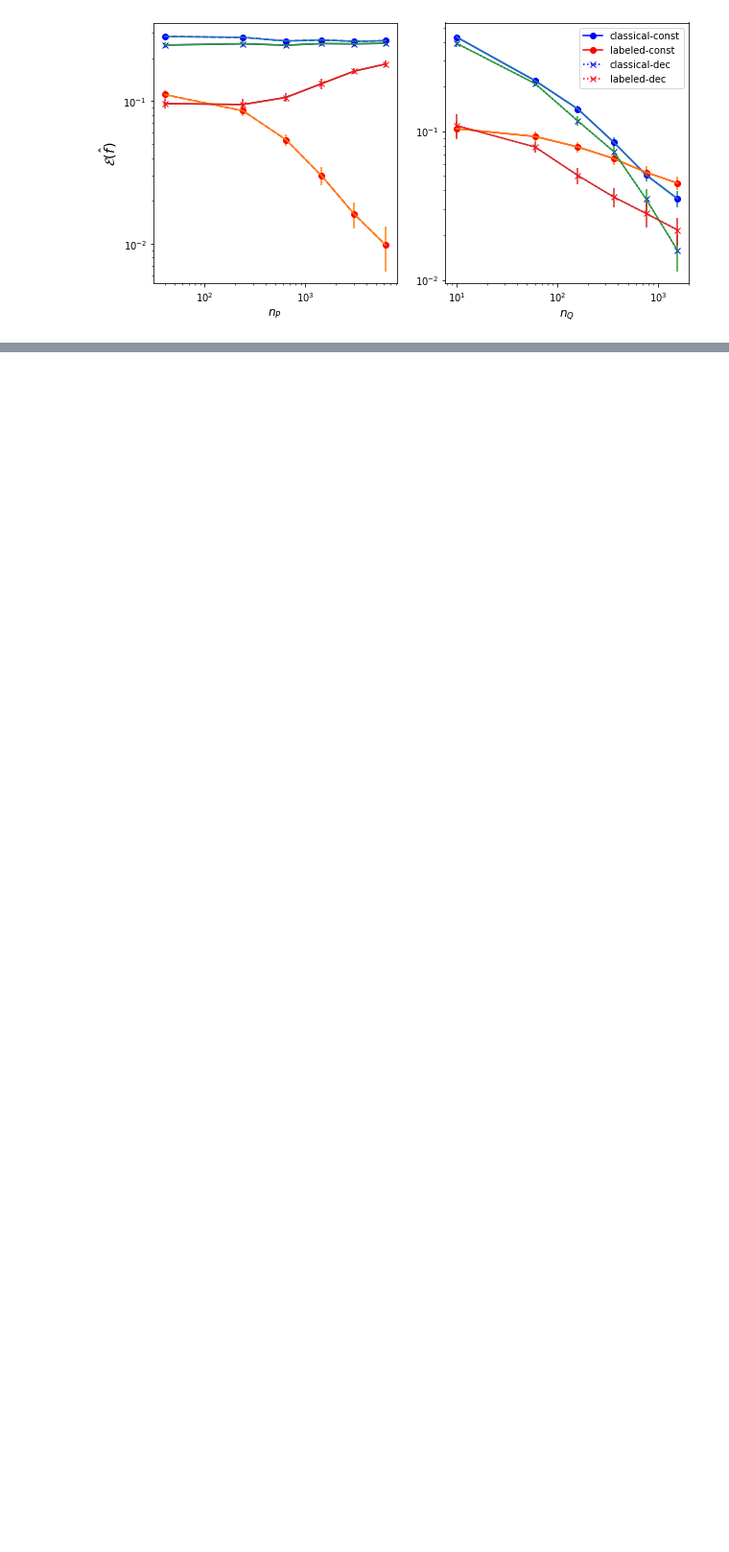
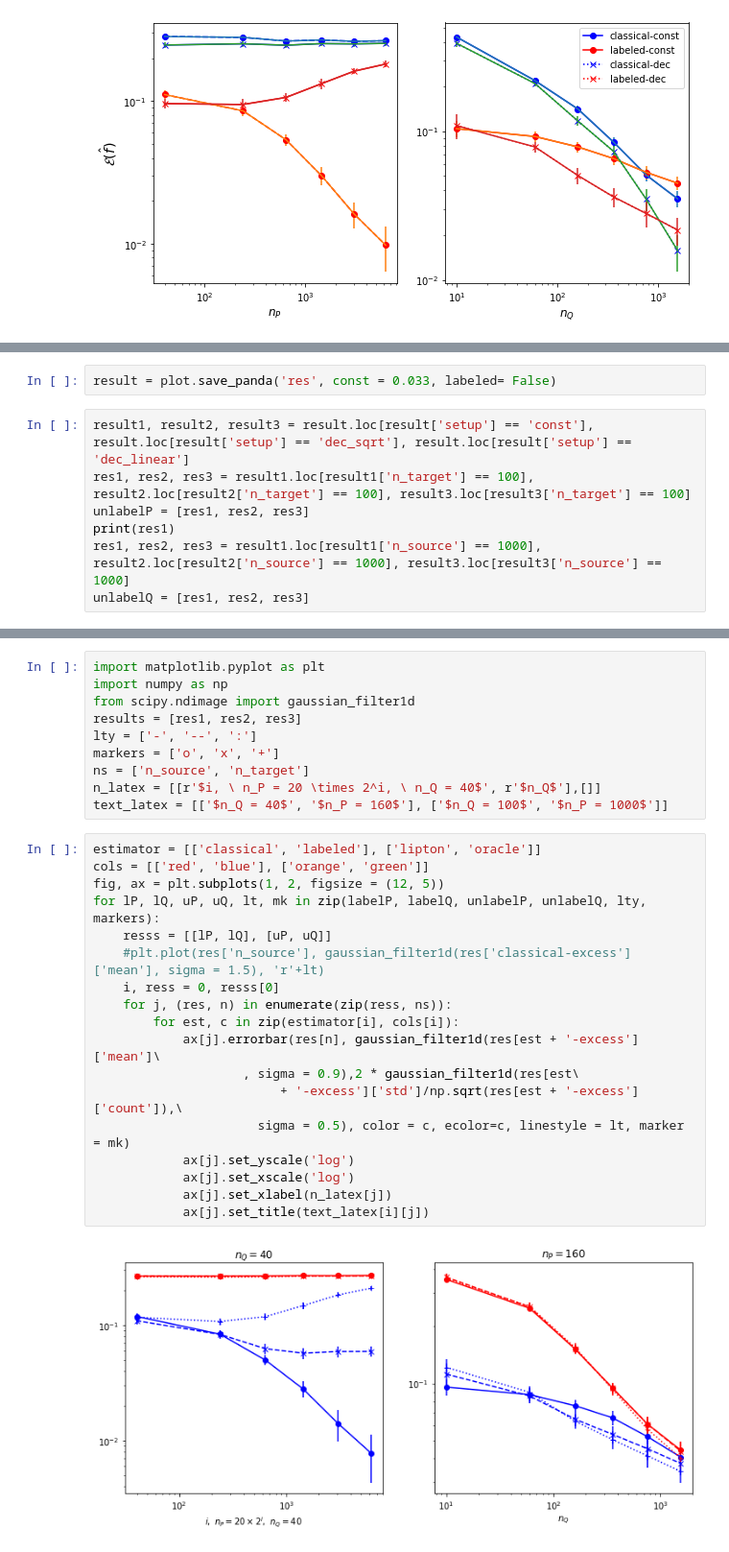
Before and after one commit to smaityumich/label-shift, a Jupyter notebook: plots.ipynb, the cells around one changed output, grey strips where cells are left out. Shown at 96% size. Drawn from its saved outputs; the diff is of its cells as text; blank space fills up the shorter version.

```diff
--- a/plots.ipynb
+++ b/plots.ipynb
@@ -230,0 +367,9 @@ plt.show()
+# %%
+result = plot.save_panda('res', const = 0.033, labeled= False)
+# %%
+result1, result2, result3 = result.loc[result['setup'] == 'const'], result.loc[result['setup'] == 'dec_sqrt'], result.loc[result['setup'] == 'dec_linear']
+res1, res2, res3 = result1.loc[result1['n_target'] == 100], result2.loc[result2['n_target'] == 100], result3.loc[result3['n_target'] == 100]
+unlabelP = [res1, res2, res3]
+print(res1)
+res1, res2, res3 = result1.loc[result1['n_source'] == 1000], result2.loc[result2['n_source'] == 1000], result3.loc[result3['n_source'] == 1000]
+unlabelQ = [res1, res2, res3]
@@ -230,0 +394,30 @@ plt.show()
+# %%
+import matplotlib.pyplot as plt
+import numpy as np
+from scipy.ndimage import gaussian_filter1d
+results = [res1, res2, res3]
+lty = ['-', '--', ':']
+markers = ['o', 'x', '+']
+ns = ['n_source', 'n_target']
+n_latex = [[r'$i, \ n_P = 20 \times 2^i, \ n_Q = 40$', r'$n_Q$'],[]]
+text_latex = [['$n_Q = 40$', '$n_P = 160$'], ['$n_Q = 100$', '$n_P = 1000$']]
+# %%
+estimator = [['classical', 'labeled'], ['lipton', 'oracle']]
+cols = [['red', 'blue'], ['orange', 'green']]
+fig, ax = plt.subplots(1, 2, figsize = (12, 5))
+for lP, lQ, uP, uQ, lt, mk in zip(labelP, labelQ, unlabelP, unlabelQ, lty, markers):
+    resss = [[lP, lQ], [uP, uQ]]
+    #plt.plot(res['n_source'], gaussian_filter1d(res['classical-excess']['mean'], sigma = 1.5), 'r'+lt)
+    i, ress = 0, resss[0]
+    for j, (res, n) in enumerate(zip(ress, ns)):
+        for est, c in zip(estimator[i], cols[i]):
+            ax[j].errorbar(res[n], gaussian_filter1d(res[est + '-excess']['mean']\
+                    , sigma = 0.9),2 * gaussian_filter1d(res[est\
+                         + '-excess']['std']/np.sqrt(res[est + '-excess']['count']),\
+                      sigma = 0.5), color = c, ecolor=c, linestyle = lt, marker = mk)
+            ax[j].set_yscale('log')
+            ax[j].set_xscale('log')
+            ax[j].set_xlabel(n_latex[j])
+            ax[j].set_title(text_latex[i][j])
+# %% [output]
+[figure, added]
```
Also changed, not shown: parts of 8 cells of this notebook, 16 other files.
